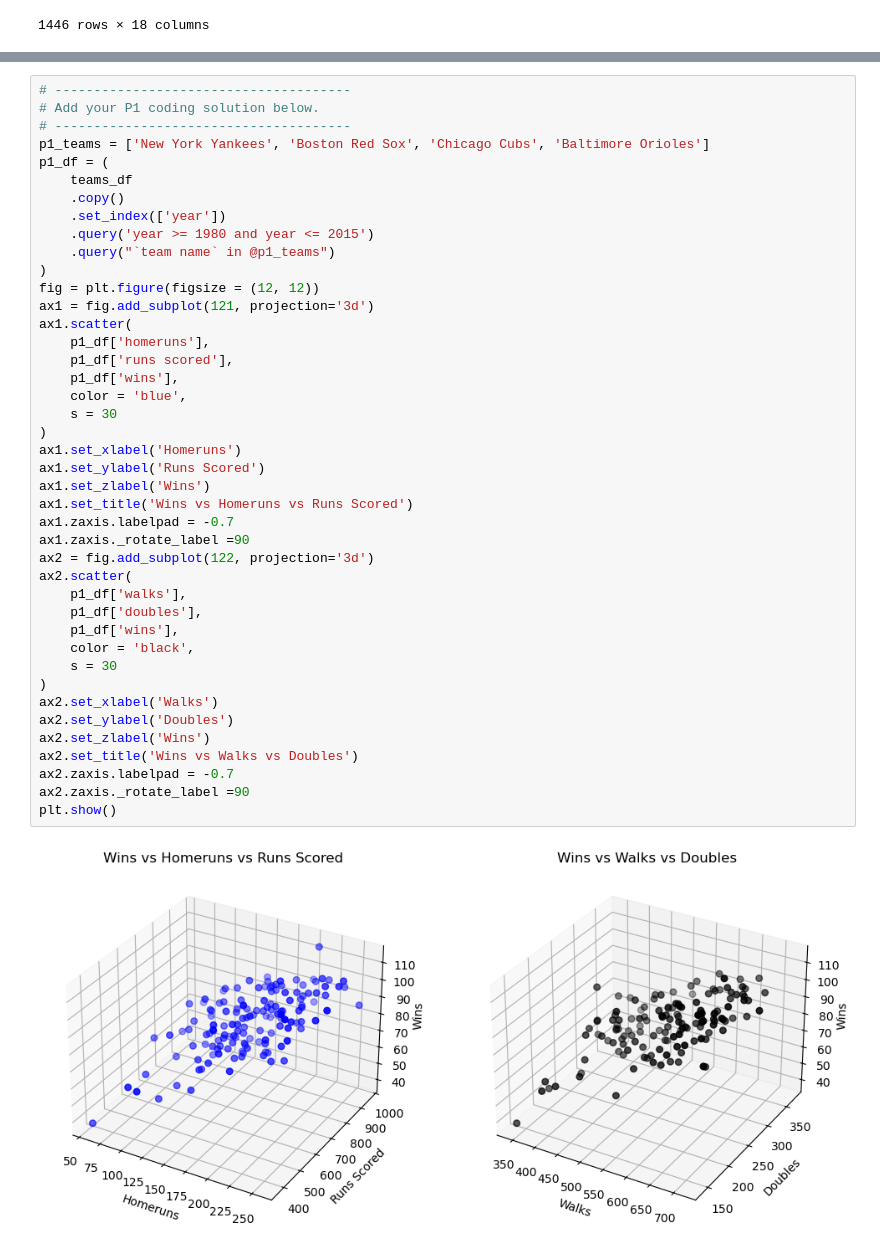
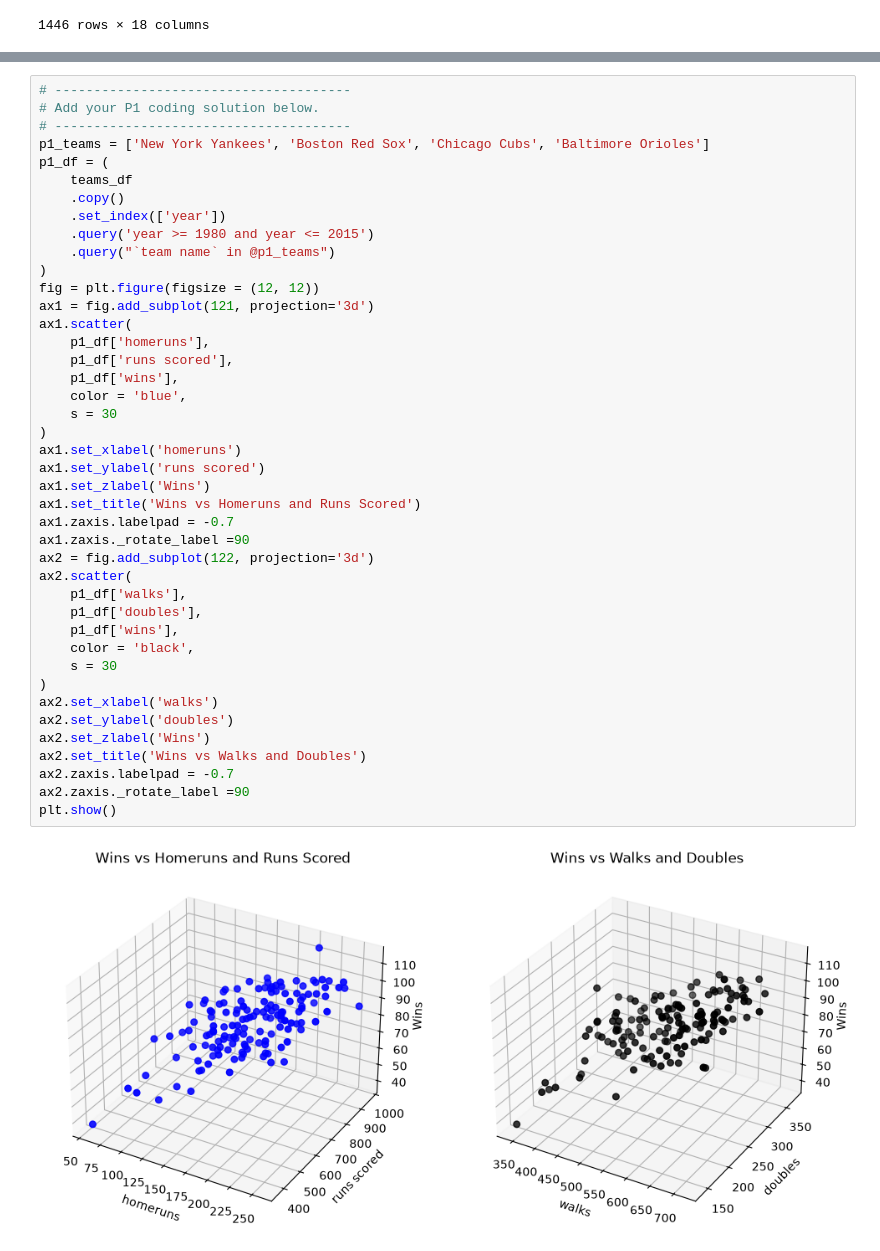
Before and after one commit to jchapman0511/Project1_COMP562, a Jupyter notebook: P1.ipynb, the cells around one changed output, grey strips where cells are left out. Cells and saved outputs as stored; diff of their text form.

```diff
--- a/P1.ipynb
+++ b/P1.ipynb
@@ -146,40 +144,40 @@ p1_df = (
     .copy()
     .set_index(['year'])
     .query('year >= 1980 and year <= 2015')
     .query("`team name` in @p1_teams")
 )
 fig = plt.figure(figsize = (12, 12))
 ax1 = fig.add_subplot(121, projection='3d')
 ax1.scatter(
     p1_df['homeruns'],
     p1_df['runs scored'],
     p1_df['wins'],
     color = 'blue',
     s = 30
 )
-ax1.set_xlabel('Homeruns')
-ax1.set_ylabel('Runs Scored')
+ax1.set_xlabel('homeruns')
+ax1.set_ylabel('runs scored')
 ax1.set_zlabel('Wins')
-ax1.set_title('Wins vs Homeruns vs Runs Scored')
+ax1.set_title('Wins vs Homeruns and Runs Scored')
 ax1.zaxis.labelpad = -0.7
 ax1.zaxis._rotate_label =90
 ax2 = fig.add_subplot(122, projection='3d')
 ax2.scatter(
     p1_df['walks'],
     p1_df['doubles'],
     p1_df['wins'],
     color = 'black',
     s = 30
 )
-ax2.set_xlabel('Walks')
-ax2.set_ylabel('Doubles')
+ax2.set_xlabel('walks')
+ax2.set_ylabel('doubles')
 ax2.set_zlabel('Wins')
-ax2.set_title('Wins vs Walks vs Doubles')
+ax2.set_title('Wins vs Walks and Doubles')
 ax2.zaxis.labelpad = -0.7
 ax2.zaxis._rotate_label =90
 plt.show()
 # %% [output]
-[figure, old version]
+[figure, new version]
 # %% [markdown]
 ****
 
```
Also changed, not shown: parts of 6 cells of this notebook.
